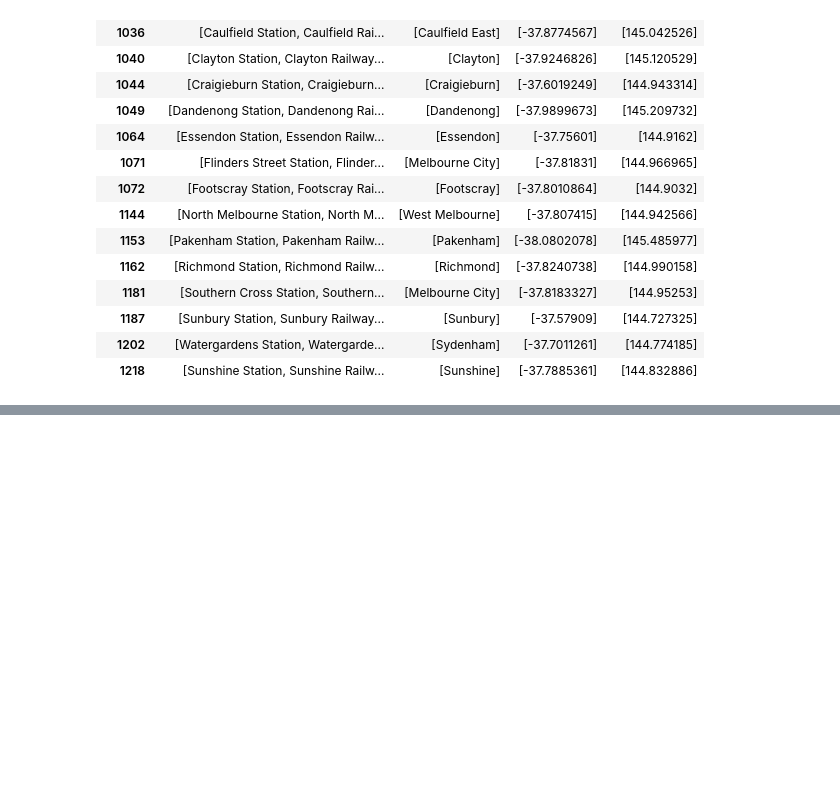
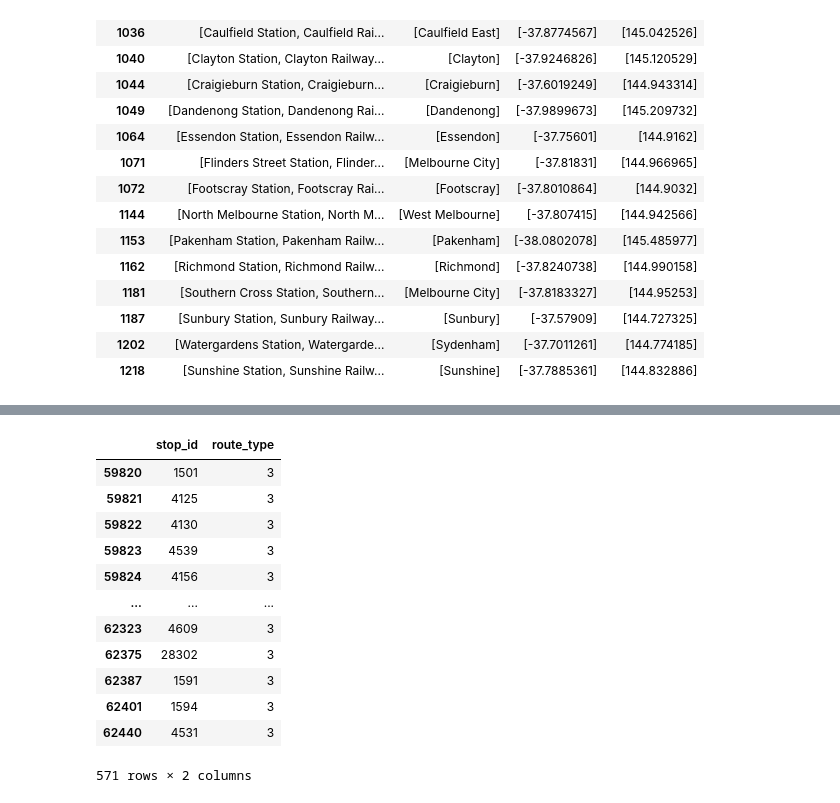
Before and after one commit to thanhan910/PTV, a Jupyter notebook: notebooks/union-stops.ipynb, the cells around one changed output, grey strips where cells are left out. Drawn from its saved outputs; the diff is of its cells as text; code cells hidden in the pictures; blank space fills up the shorter version.

```diff
--- a/notebooks/union-stops.ipynb
+++ b/notebooks/union-stops.ipynb
@@ -718,0 +765,7 @@ API_DF_STOPS[API_DF_STOPS['stop_name'] == 'Clayton Railway Station']
+# %%
+GSA_VLINE_ROUTES = GSA_DF_ROUTES[GSA_DF_ROUTES['mode_id'].apply(lambda x: x in ['1', '5']) | GSA_DF_ROUTES['route_gtfs_id0'].apply(lambda x: x in ['1', '5'])]
+vline_api_ids = GSA_VLINE_ROUTES['route_id'].dropna().unique()
+len(vline_api_ids)
+# %%
+API_DF_VLINE_STOPS = API_DF_STOPS[API_DF_STOPS['route_id'].apply(lambda x: str(x) in vline_api_ids)]
+API_DF_VLINE_STOPS.to_csv('../local/api-vline-stops.csv', index=False)
@@ -718,0 +785,16 @@ API_DF_STOPS[API_DF_STOPS['stop_name'] == 'Clayton Railway Station']
+# %%
+API_DF_VLINE_STOPS[['stop_id', 'route_type']].drop_duplicates()
+# %% [output]
+|  | stop_id | route_type |
+| 59820 | 1501 | 3 |
+| 59821 | 4125 | 3 |
+| 59822 | 4130 | 3 |
+| 59823 | 4539 | 3 |
+| 59824 | 4156 | 3 |
+| ... | ... | ... |
+| 62323 | 4609 | 3 |
+| 62375 | 28302 | 3 |
+| 62387 | 1591 | 3 |
+| 62401 | 1594 | 3 |
+| 62440 | 4531 | 3 |
+571 rows × 2 columns
```
Also changed, not shown: parts of 14 cells of this notebook.
